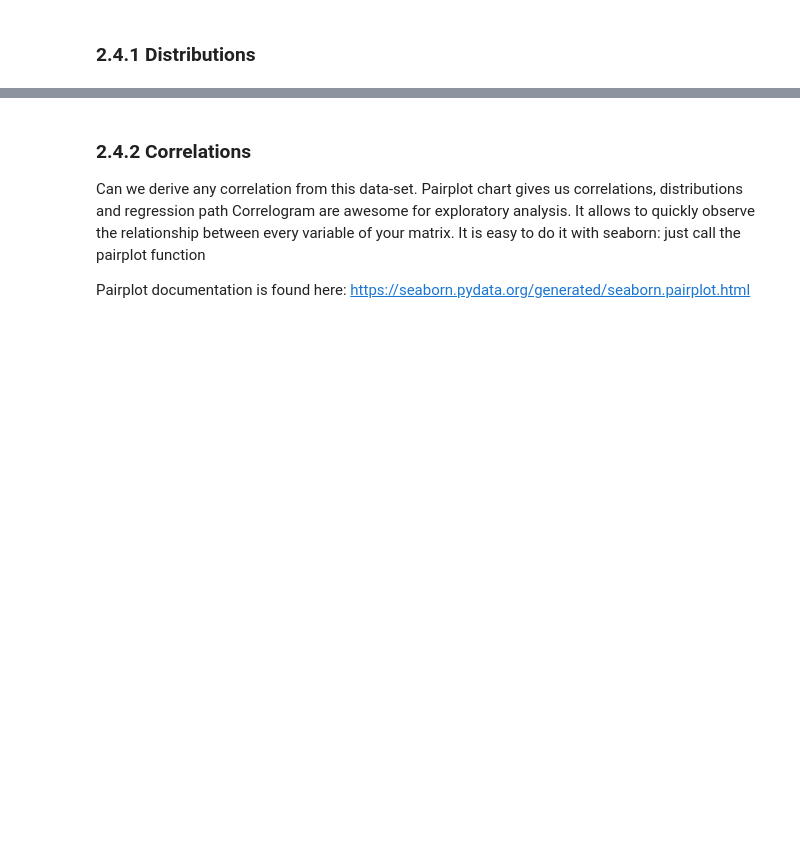
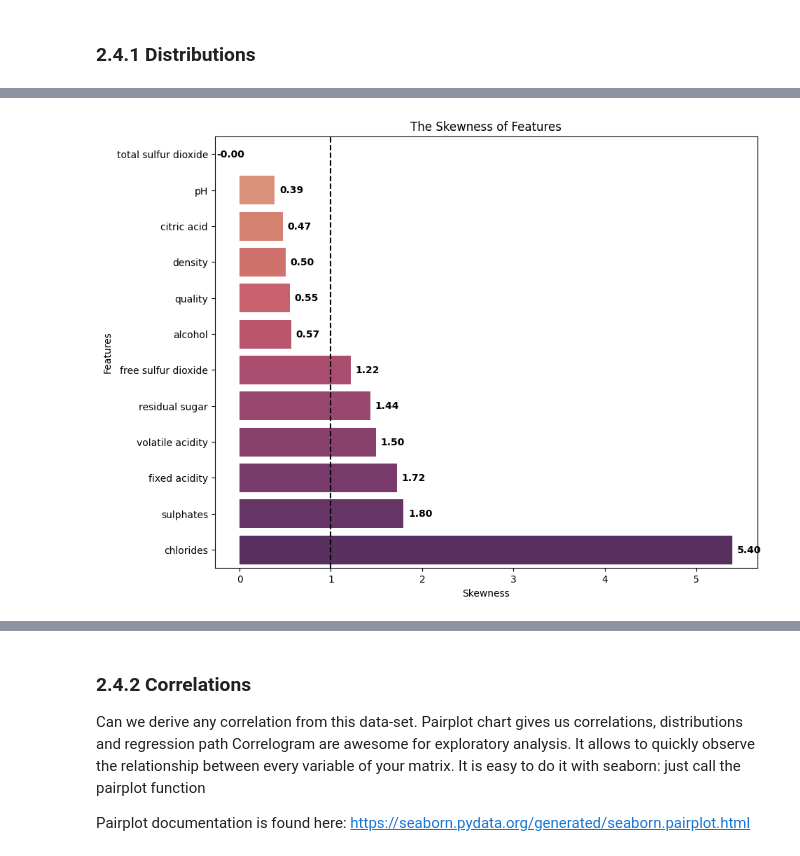
Before and after one commit to Arifuzzaman-Munaf/Predictive-Analysis-using-ML-algorithms, a Jupyter notebook: assessment_02.ipynb, the cells around one changed output, grey strips where cells are left out. Drawn from its saved outputs; the diff is of its cells as text; code cells hidden in the pictures; blank space fills up the shorter version.

```diff
--- a/assessment_02.ipynb
+++ b/assessment_02.ipynb
@@ -692,0 +795,36 @@ def hist_chart(df, col):
+# %%
+def plot_skewness(df):
+    """
+    Plot the skewness of the features in the dataset.
+
+    Args:
+        df: pandas DataFrame containing the data
+    """
+
+    # set the figure size
+    plt.figure(figsize=(10,8))
+
+    # calculate the skewness of the features
+    skewness = df.skew().sort_values()
+
+    # plot the skewness of the features in a bar plot
+    ax = sns.barplot(x=skewness, y=skewness.index, palette='flare')
+
+    plt.title('The Skewness of Features')
+    plt.axvline(x=1, linestyle='--', color='black')
+    plt.xlabel('Skewness')
+    plt.ylabel('Features')
+
+    # Annotate skewness value on each bar
+    for i, v in enumerate(skewness):
+        # add the skewness value on each bar
+        # if the skewness value is positive, add it to the right of the bar
+        # if the skewness value is negative, add it to the left of the bar
+        ax.text(v + 0.05 if v >= 0 else v - 0.25, i, f"{v:.2f}",
+                color='black', va='center', fontweight='bold')
+
+    plt.show()
+
+plot_skewness(df)
+# %% [output]
+[figure, added]
```
Also changed, not shown: parts of 15 cells of this notebook.
